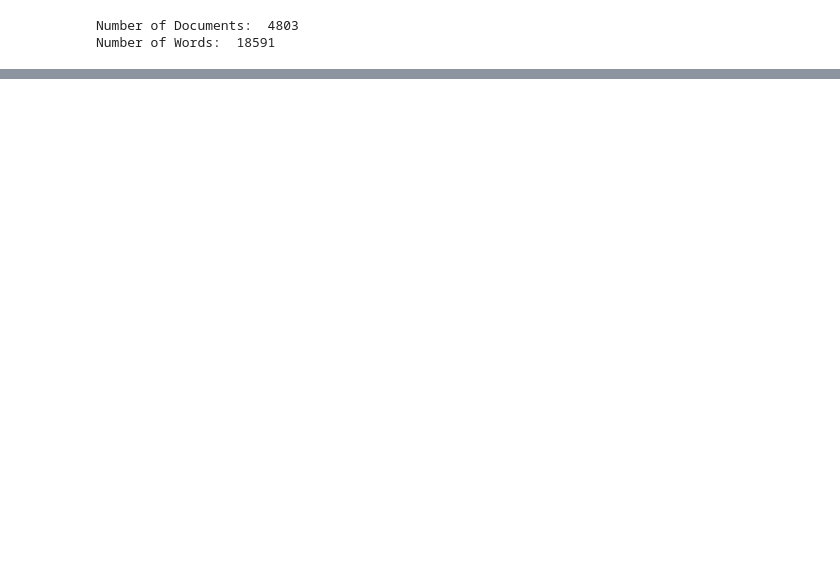
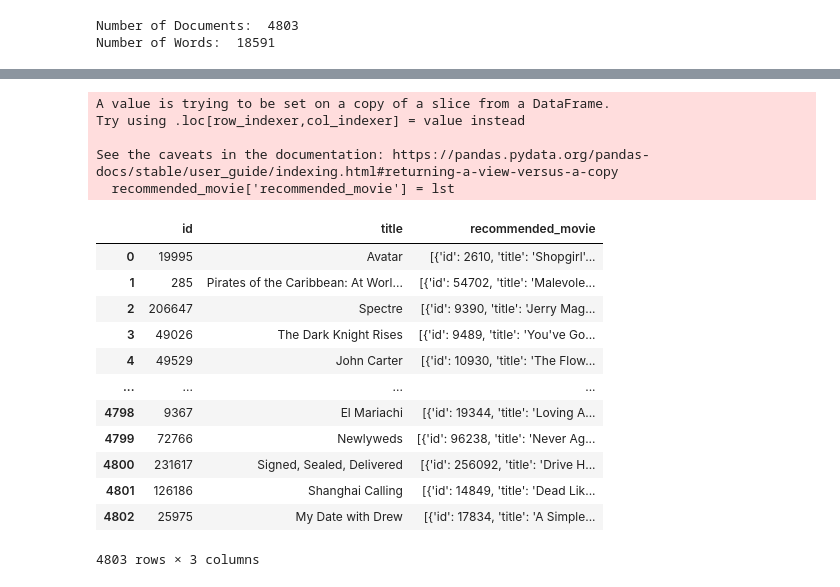
Before and after one commit to PhamLeTruong/Movie-Recommendation-System-For-Users, a Jupyter notebook: recommend_system.ipynb, the cells around one changed output, grey strips where cells are left out. Cells and saved outputs as stored; diff of their text form; code cells hidden in the pictures; blank space fills up the shorter version.

```diff
--- a/recommend_system.ipynb
+++ b/recommend_system.ipynb
@@ -221,7 +226,7 @@ def Preprocessing(overview):
             overview = overview.replace(punc, '')
         else: overview = overview.replace(punc, ' ')
     overview = ' '.join([word for word in overview.split() if word not in stopwords.words('english')])
-    overview = ' '.join([LancasterStemmer().stem(word) for word in overview.split()])
+    overview = ' '.join([LancasterStemmer().stem(word) for word in overview.split() if len(word) > 1])
     return overview
 # %%
 overviews = [Preprocessing(overview) for overview in overviews]
@@ -296,0 +302,6 @@ array([[5700, 5701,  390, ...,    0,    0,    0],
+# %%
+from sklearn.metrics.pairwise import cosine_similarity
+
+def cosine_similar(x, lst):
+    cosine = cosine_similarity([x],lst)
+    return np.argsort(cosine)[0][::-1]
@@ -296,0 +314,8 @@ array([[5700, 5701,  390, ...,    0,    0,    0],
+# %%
+lst = []
+for sequence in sequences_padded:
+    indexs = cosine_similar(sequence, sequences_padded)
+    temp = []
+    for index in indexs[1:11]: # top 10 movie_id trả về để recommend
+        temp.append({'id':df2['id'][index], 'title':df2['title'][index]})
+    lst.append(temp)
@@ -296,0 +336,23 @@ array([[5700, 5701,  390, ...,    0,    0,    0],
+# %%
+recommended_movie = df2[['id', 'title']]
+recommended_movie['recommended_movie'] = lst
+recommended_movie
+# %% [output]
+A value is trying to be set on a copy of a slice from a DataFrame.
+Try using .loc[row_indexer,col_indexer] = value instead
+
+See the caveats in the documentation: https://pandas.pydata.org/pandas-docs/stable/user_guide/indexing.html#returning-a-view-versus-a-copy
+  recommended_movie['recommended_movie'] = lst
+|  | id | title | recommended_movie |
+| 0 | 19995 | Avatar | [{'id': 2610, 'title': 'Shopgirl'... |
+| 1 | 285 | Pirates of the Caribbean: At Worl... | [{'id': 54702, 'title': 'Malevole... |
+| 2 | 206647 | Spectre | [{'id': 9390, 'title': 'Jerry Mag... |
+| 3 | 49026 | The Dark Knight Rises | [{'id': 9489, 'title': 'You've Go... |
+| 4 | 49529 | John Carter | [{'id': 10930, 'title': 'The Flow... |
+| ... | ... | ... | ... |
+| 4798 | 9367 | El Mariachi | [{'id': 19344, 'title': 'Loving A... |
+| 4799 | 72766 | Newlyweds | [{'id': 96238, 'title': 'Never Ag... |
+| 4800 | 231617 | Signed, Sealed, Delivered | [{'id': 256092, 'title': 'Drive H... |
+| 4801 | 126186 | Shanghai Calling | [{'id': 14849, 'title': 'Dead Lik... |
+| 4802 | 25975 | My Date with Drew | [{'id': 17834, 'title': 'A Simple... |
+4803 rows × 3 columns
```
Also changed, not shown: parts of 24 cells of this notebook, 5 other files.
